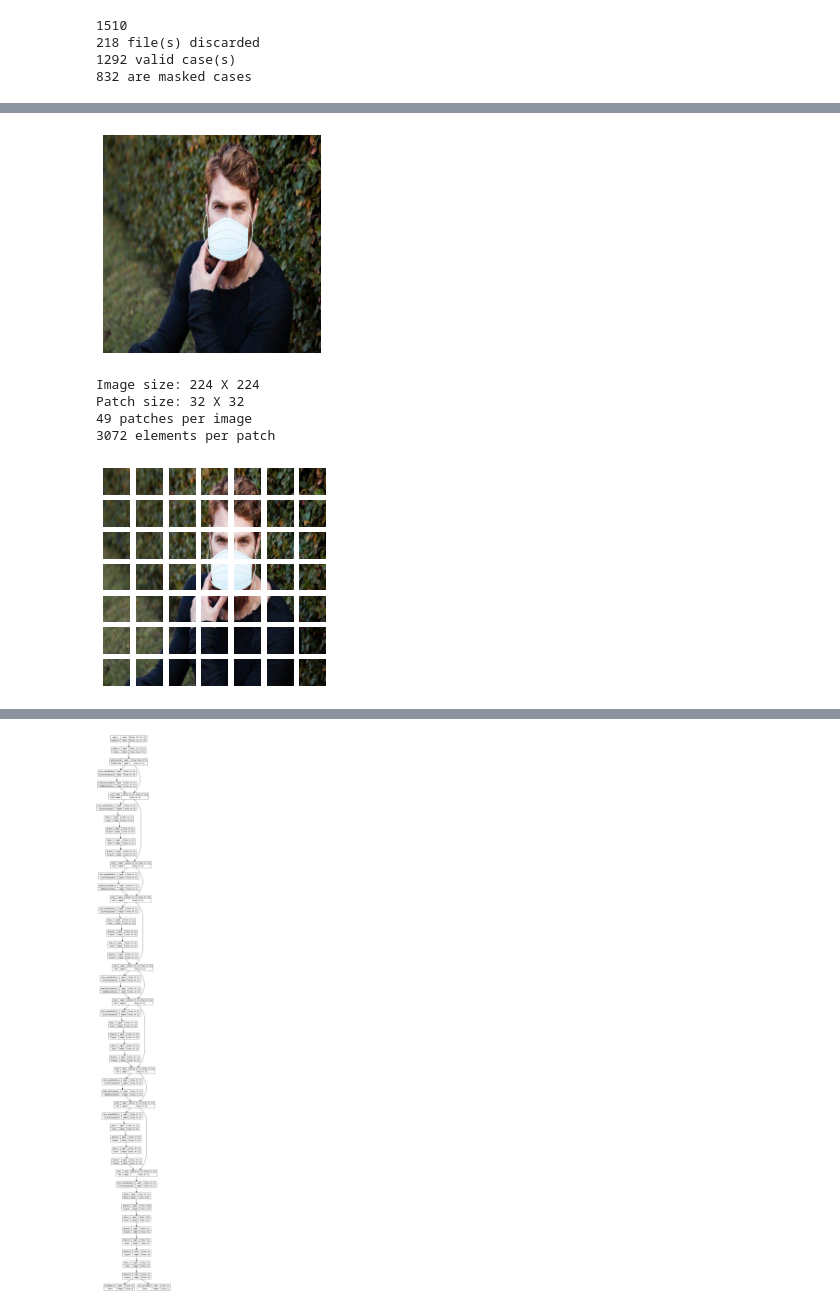
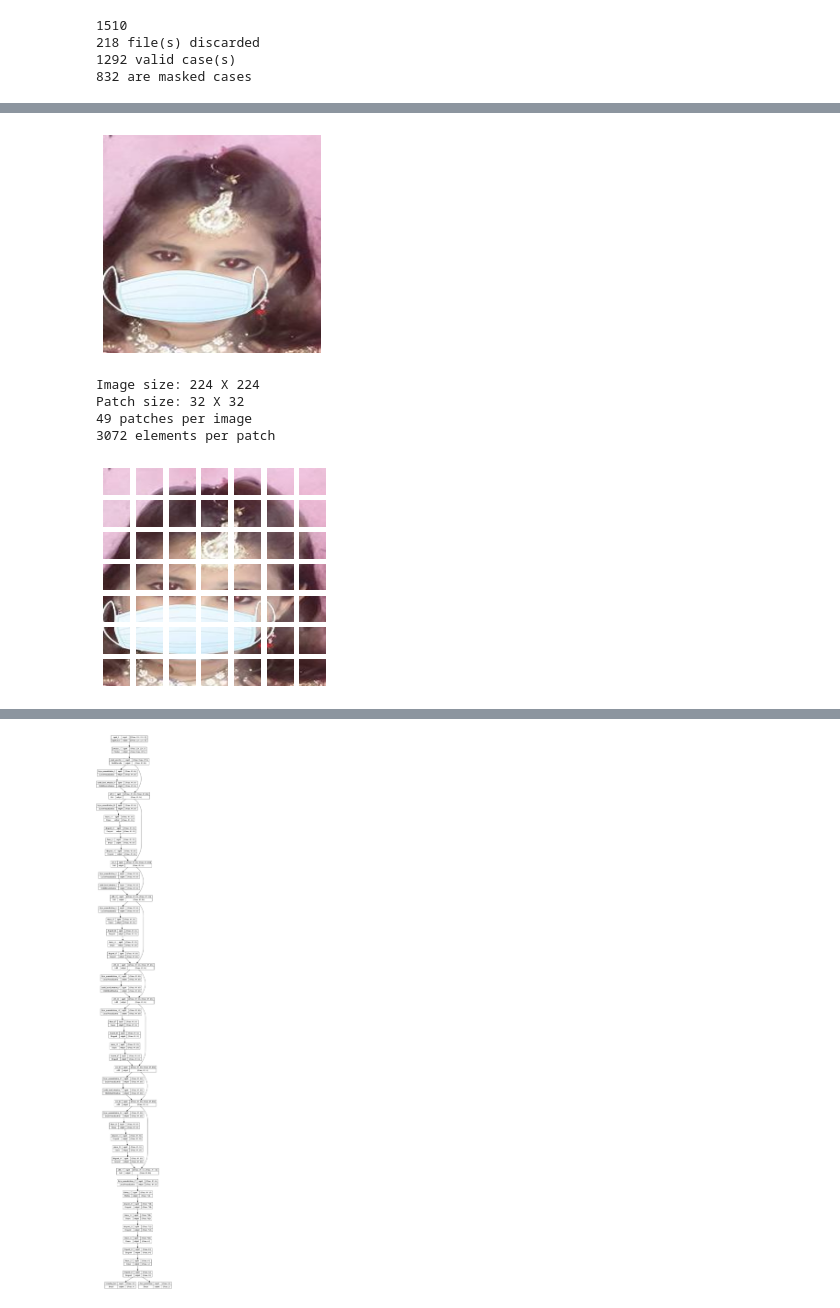
Before and after one commit to cchandel-dev/object-detection, a Jupyter notebook: custom object detection/Transformer based Object Detection - Custom Dataset.ipynb, the cells around one changed output, grey strips where cells are left out. Cells and saved outputs as stored; diff of their text form; code cells hidden in the pictures.

```diff
--- a/custom object detection/Transformer based Object Detection - Custom Dataset.ipynb
+++ b/custom object detection/Transformer based Object Detection - Custom Dataset.ipynb
@@ -84,7 +84,7 @@ def list_files(full_data_path = "obj/", image_ext = '.jpg'):
     print(str(discarded) + " file(s) discarded")
     print(str(size) + " valid case(s)")
     print(str(masked_instance) + " are masked cases")
-
+    random.shuffle(files)
     return files
 
 files = list_files()
@@ -267,12 +265,12 @@ for i, patch in enumerate(patches[0]):
     plt.imshow(patch_img.numpy().astype("uint8"))
     plt.axis("off")
 # %% [output]
-[figure, old version]
+[figure, new version]
 Image size: 224 X 224
 Patch size: 32 X 32
 49 patches per image
 3072 elements per patch
-[figure, old version]
+[figure, new version]
 # %%
 class PatchEncoder(layers.Layer):
     def __init__(self, num_patches, projection_dim):
@@ -393,7 +391,7 @@ def run_experiment(model, learning_rate, weight_decay, batch_size, num_epochs):
         epochs=num_epochs,
         validation_split=0.1,
         callbacks=[
-            keras.callbacks.EarlyStopping(monitor="val_loss", patience=10),
+            keras.callbacks.EarlyStopping(monitor="val_loss", patience=30),
         ],
     )
 
@@ -409,7 +407,7 @@ learning_rate = 0.001
 weight_decay = 0.0001
 batch_size = 32
 num_epochs = 100
-projection_dim = 32
+projection_dim = 16
 num_heads = 4
 # Size of the transformer layers
 transformer_units = [
@@ -459,4 +457,4 @@ Epoch 12/100
-[figure, old version]
+[figure, new version]
 # %%
 plt.plot(history.history['class_predictions_accuracy'])
 plt.plot(history.history['val_class_predictions_accuracy'])
```
Also changed, not shown: parts of 11 cells of this notebook, 51 other files.
